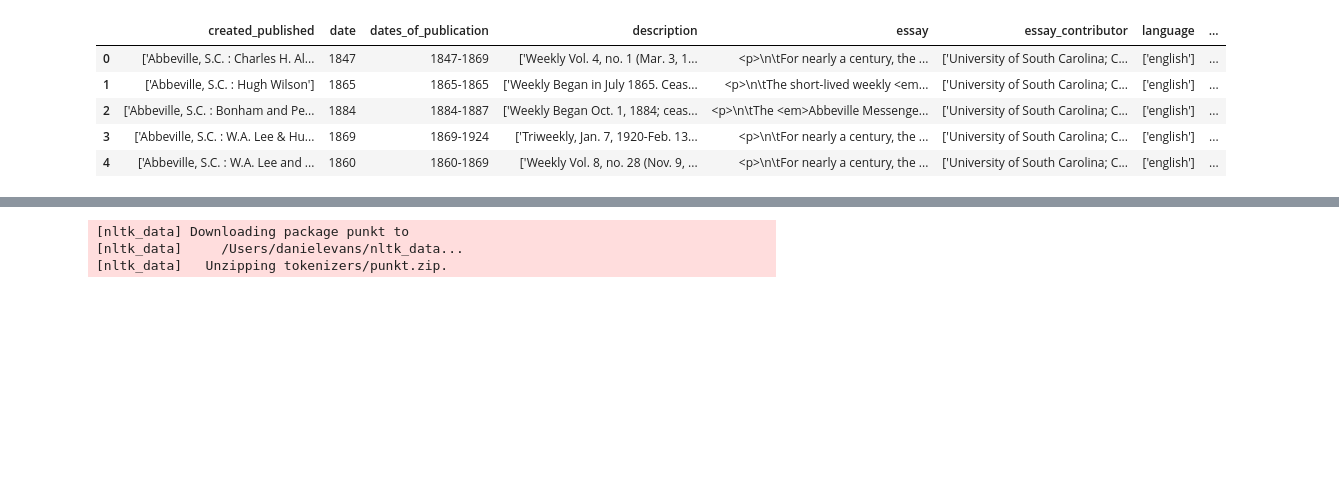
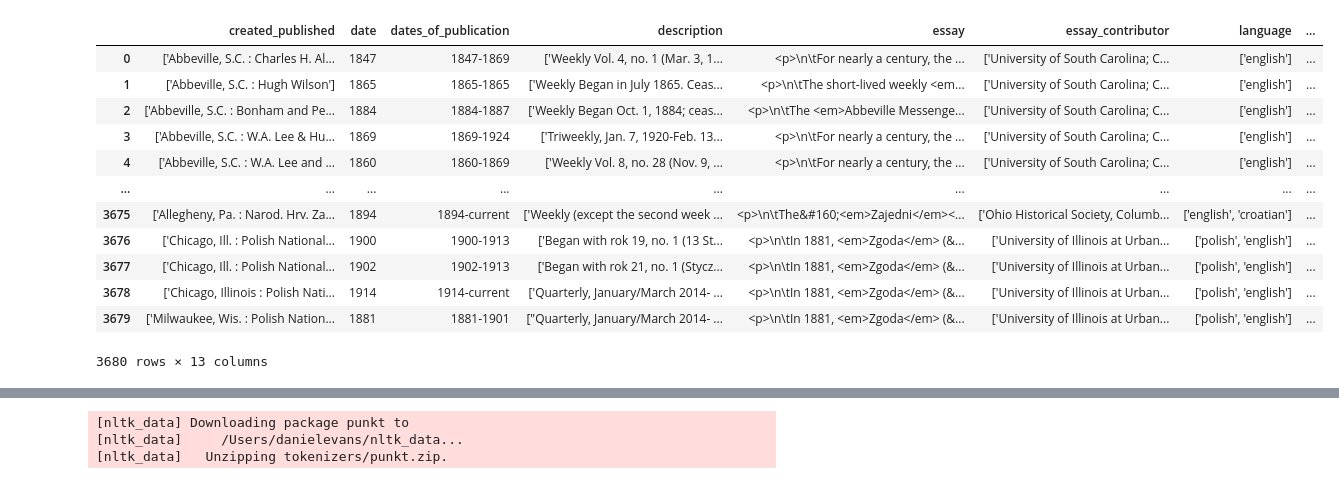
Before and after one commit to danieljohnevans/chronamdatasets, a Jupyter notebook: analysis.ipynb, the cells around one changed output, grey strips where cells are left out. Saved outputs shown, nothing was run; the diff lists cells and outputs as text; code cells hidden in the pictures; blank space fills up the shorter version.

```diff
--- a/analysis.ipynb
+++ b/analysis.ipynb
@@ -7,16 +7,23 @@ import requests
 import time
 import nltk
 # %%
-raw = pd.read_csv("raw1.csv")
+raw = pd.read_csv("raw.csv")
 
 raw
 # %% [output]
 |  | created_published | date | dates_of_publication | description | essay | essay_contributor | language | ... |
 | 0 | ['Abbeville, S.C. : Charles H. Al... | 1847 | 1847-1869 | ['Weekly Vol. 4, no. 1 (Mar. 3, 1... | <p>\n\tFor nearly a century, the ... | ['University of South Carolina; C... | ['english'] | ... |
 | 1 | ['Abbeville, S.C. : Hugh Wilson'] | 1865 | 1865-1865 | ['Weekly Began in July 1865. Ceas... | <p>\n\tThe short-lived weekly <em... | ['University of South Carolina; C... | ['english'] | ... |
 | 2 | ['Abbeville, S.C. : Bonham and Pe... | 1884 | 1884-1887 | ['Weekly Began Oct. 1, 1884; ceas... | <p>\n\tThe <em>Abbeville Messenge... | ['University of South Carolina; C... | ['english'] | ... |
 | 3 | ['Abbeville, S.C. : W.A. Lee & Hu... | 1869 | 1869-1924 | ['Triweekly, Jan. 7, 1920-Feb. 13... | <p>\n\tFor nearly a century, the ... | ['University of South Carolina; C... | ['english'] | ... |
 | 4 | ['Abbeville, S.C. : W.A. Lee and ... | 1860 | 1860-1869 | ['Weekly Vol. 8, no. 28 (Nov. 9, ... | <p>\n\tFor nearly a century, the ... | ['University of South Carolina; C... | ['english'] | ... |
+| ... | ... | ... | ... | ... | ... | ... | ... | ... |
+| 3675 | ['Allegheny, Pa. : Narod. Hrv. Za... | 1894 | 1894-current | ['Weekly (except the second week ... | <p>\n\tThe&#160;<em>Zajedni</em><... | ['Ohio Historical Society, Columb... | ['english', 'croatian'] | ... |
+| 3676 | ['Chicago, Ill. : Polish National... | 1900 | 1900-1913 | ['Began with rok 19, no. 1 (13 St... | <p>\n\tIn 1881, <em>Zgoda</em> (&... | ['University of Illinois at Urban... | ['polish', 'english'] | ... |
+| 3677 | ['Chicago, Ill. : Polish National... | 1902 | 1902-1913 | ['Began with rok 21, no. 1 (Stycz... | <p>\n\tIn 1881, <em>Zgoda</em> (&... | ['University of Illinois at Urban... | ['polish', 'english'] | ... |
+| 3678 | ['Chicago, Illinois : Polish Nati... | 1914 | 1914-current | ['Quarterly, January/March 2014- ... | <p>\n\tIn 1881, <em>Zgoda</em> (&... | ['University of Illinois at Urban... | ['polish', 'english'] | ... |
+| 3679 | ['Milwaukee, Wis. : Polish Nation... | 1881 | 1881-1901 | ["Quarterly, January/March 2014- ... | <p>\n\tIn 1881, <em>Zgoda</em> (&... | ['University of Illinois at Urban... | ['polish', 'english'] | ... |
+3680 rows × 13 columns
 # %%
 df = raw
 df
```
Also changed, not shown: parts of 19 cells of this notebook, 1 other file.
